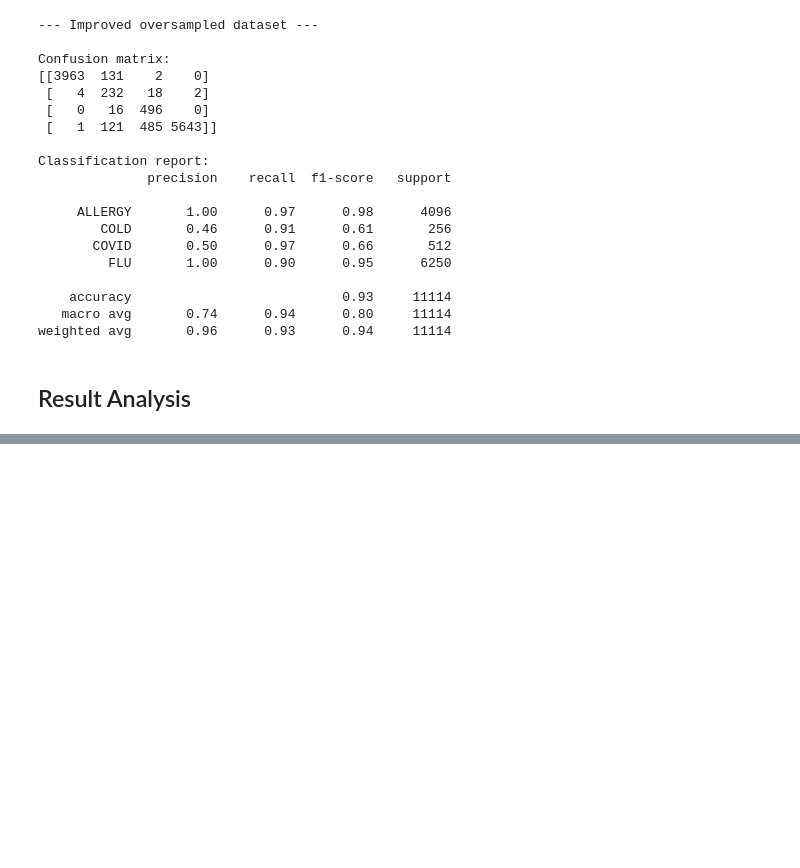
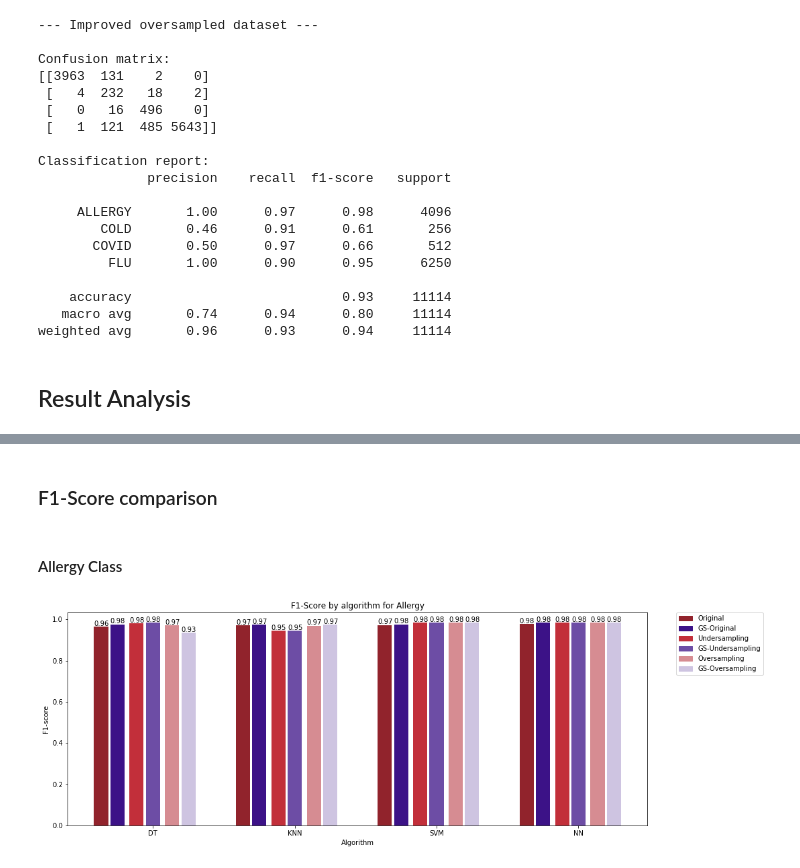
Before and after one commit to antbz/IART-Proj, a Jupyter notebook: proj2/covid_classification.ipynb, the cells around one changed output, grey strips where cells are left out. Saved outputs shown, nothing was run; the diff lists cells and outputs as text; code cells hidden in the pictures; blank space fills up the shorter version.

```diff
--- a/proj2/covid_classification.ipynb
+++ b/proj2/covid_classification.ipynb
@@ -1288,0 +1364,56 @@ plt.show()
+# %% [markdown]
+### F1-Score comparison
+# %% [markdown]
+#### Allergy Class
+# %%
+prediction_data = [
+    [dtc_classification_report['ALLERGY']['f1-score'], knn_classification_report['ALLERGY']['f1-score'], svc_classification_report['ALLERGY']['f1-score'], mlp_classification_report['ALLERGY']['f1-score']],
+    [best_dtc_classification_report['ALLERGY']['f1-score'], best_knn_classification_report['ALLERGY']['f1-score'], best_svc_classification_report['ALLERGY']['f1-score'], best_mlp_classification_report['ALLERGY']['f1-score']],
+    [dtc_us_classification_report['ALLERGY']['f1-score'], knn_us_classification_report['ALLERGY']['f1-score'], svc_us_classification_report['ALLERGY']['f1-score'], mlp_us_classification_report['ALLERGY']['f1-score']],
+    [best_us_dtc_classification_report['ALLERGY']['f1-score'], best_us_knn_classification_report['ALLERGY']['f1-score'], best_us_svc_classification_report['ALLERGY']['f1-score'], best_us_mlp_classification_report['ALLERGY']['f1-score']],
+    [dtc_os_classification_report['ALLERGY']['f1-score'], knn_os_classification_report['ALLERGY']['f1-score'], svc_os_classification_report['ALLERGY']['f1-score'], mlp_os_classification_report['ALLERGY']['f1-score']],
+    [best_os_dtc_classification_report['ALLERGY']['f1-score'], best_os_knn_classification_report['ALLERGY']['f1-score'], best_os_svc_classification_report['ALLERGY']['f1-score'], best_os_mlp_classification_report['ALLERGY']['f1-score']],
+]
+
+X = np.arange(0,8,2)
+fig = plt.figure()
+ax = fig.add_axes([0,0,2,1.1])
+
+ax.bar(X, prediction_data[0], color='#91232C', width=0.2)
+for i in range(4):
+    plt.text(X[i] - 0.1, prediction_data[0][i] + 0.005, f"{prediction_data[0][i]:.2f}")
+ax.bar(X + 0.23, prediction_data[1], color='#3C1287', width=0.2)
+for i in range(4):
+    plt.text(X[i] + 0.13, prediction_data[1][i] + 0.005, f"{prediction_data[1][i]:.2f}")
+
+ax.bar(X + 0.5, prediction_data[2], color='#C22F3A', width=0.2)
+for i in range(4):
+    plt.text(X[i] + 0.4, prediction_data[2][i] + 0.005, f"{prediction_data[2][i]:.2f}")
+ax.bar(X + 0.73, prediction_data[3], color='#6D4DA5', width=0.2, tick_label=['DT', 'KNN', 'SVM', 'NN'])
+for i in range(4):
+    plt.text(X[i] + 0.63, prediction_data[3][i] + 0.005, f"{prediction_data[3][i]:.2f}")
+
+ax.bar(X + 1, prediction_data[4], color='#D68C92', width=0.2)
+for i in range(4):
+    plt.text(X[i] + 0.9, prediction_data[4][i] + 0.005, f"{prediction_data[4][i]:.2f}")
+ax.bar(X + 1.23, prediction_data[5], color='#CEC4E1', width=0.2)
+for i in range(4):
+    plt.text(X[i] + 1.13, prediction_data[5][i] + 0.005, f"{prediction_data[5][i]:.2f}")
+
+ax.set_ylim(ymin=0)
+
+original = mpatches.Patch(color='#91232C', label='Original')
+best_og = mpatches.Patch(color='#3C1287', label='GS-Original')
+undersampled = mpatches.Patch(color='#C22F3A', label='Undersampling')
+best_us = mpatches.Patch(color='#6D4DA5', label='GS-Undersampling')
+oversampled = mpatches.Patch(color='#D68C92', label='Oversampling')
+best_os = mpatches.Patch(color='#CEC4E1', label='GS-Oversampling')
+plt.legend(handles=[original, best_og, undersampled, best_us, oversampled, best_os], bbox_to_anchor=(1.05, 1), loc='upper left', borderaxespad=0.)
+
+plt.xlabel("Algorithm")
+plt.ylabel("F1-score")
+plt.title("F1-Score by algorithm for Allergy")
+
+plt.show()
+# %% [output]
+[figure, added]
```
Also changed, not shown: parts of 10 cells of this notebook, 7 other files.
